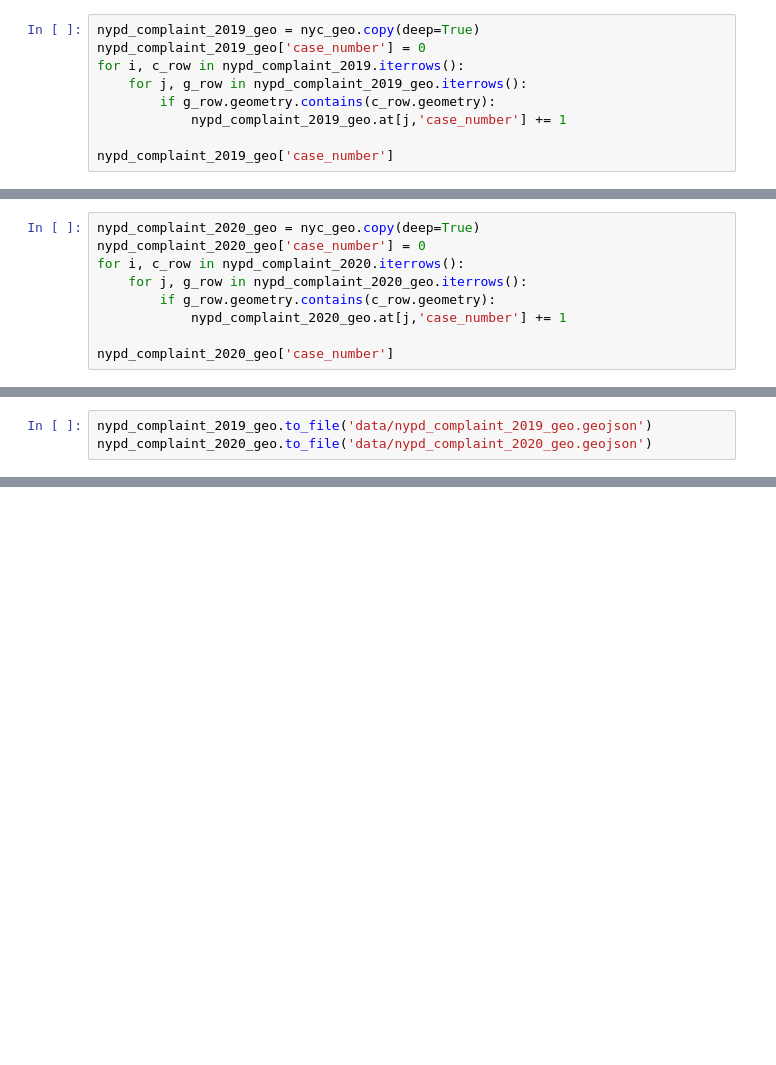
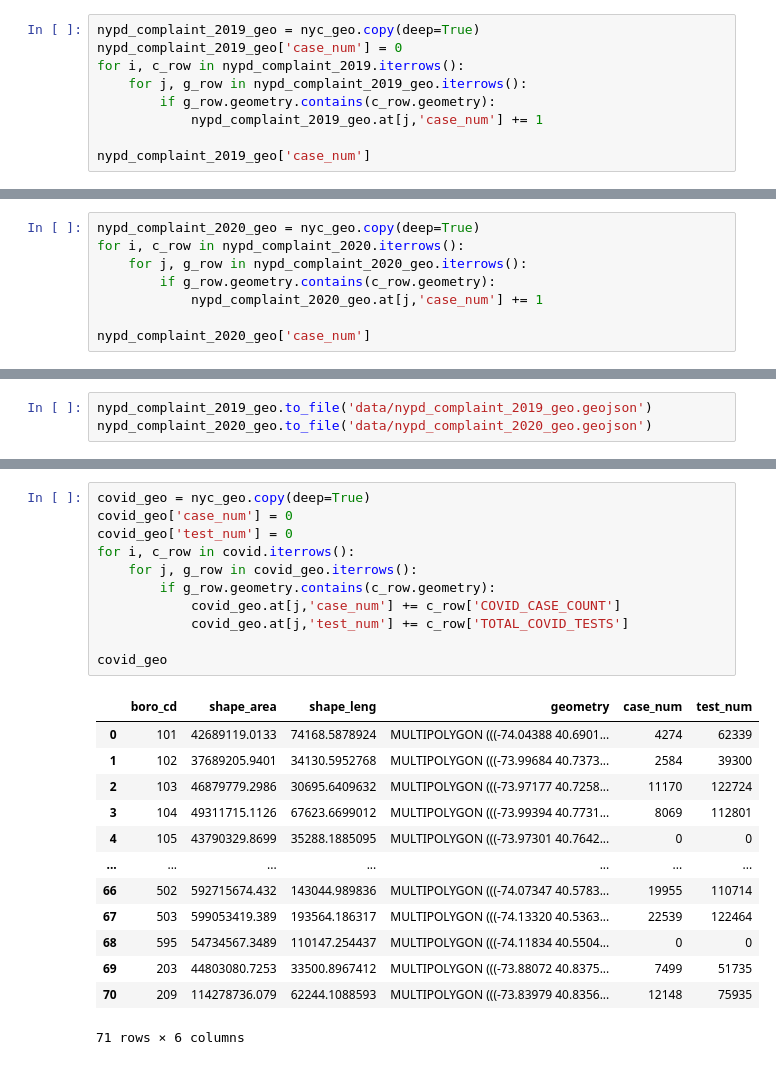
Before and after one commit to chengzegang/Relationship-between-Covid-19-and-Unlawful-Incidents-in-New-York-City, a Jupyter notebook: overview_part1.ipynb, the cells around one changed output, grey strips where cells are left out. Cells and saved outputs as stored; diff of their text form; blank space fills up the shorter version.

```diff
--- a/overview_part1.ipynb
+++ b/overview_part1.ipynb
@@ -49,12 +53,12 @@ nyc_geo = gpd.read_file('data/nyc_community_districts.geojson')
 # %%
 nypd_complaint_2019_geo = nyc_geo.copy(deep=True)
-nypd_complaint_2019_geo['case_number'] = 0
+nypd_complaint_2019_geo['case_num'] = 0
 for i, c_row in nypd_complaint_2019.iterrows():
     for j, g_row in nypd_complaint_2019_geo.iterrows():
         if g_row.geometry.contains(c_row.geometry):
-            nypd_complaint_2019_geo.at[j,'case_number'] += 1
+            nypd_complaint_2019_geo.at[j,'case_num'] += 1
 
-nypd_complaint_2019_geo['case_number']
+nypd_complaint_2019_geo['case_num']
 # %% [output]
 0     117
 1      91
@@ -92,13 +96,12 @@ nypd_complaint_2019_geo.plot(column='case_number', legend=True)
 <AxesSubplot:>
 # %%
 nypd_complaint_2020_geo = nyc_geo.copy(deep=True)
-nypd_complaint_2020_geo['case_number'] = 0
 for i, c_row in nypd_complaint_2020.iterrows():
     for j, g_row in nypd_complaint_2020_geo.iterrows():
         if g_row.geometry.contains(c_row.geometry):
-            nypd_complaint_2020_geo.at[j,'case_number'] += 1
+            nypd_complaint_2020_geo.at[j,'case_num'] += 1
 
-nypd_complaint_2020_geo['case_number']
+nypd_complaint_2020_geo['case_num']
 # %% [output]
 0      3990
 1      7116
@@ -123,0 +146,25 @@ nypd_complaint_2020_geo.to_file('data/nypd_complaint_2020_geo.geojson')
+# %%
+covid_geo = nyc_geo.copy(deep=True)
+covid_geo['case_num'] = 0
+covid_geo['test_num'] = 0
+for i, c_row in covid.iterrows():
+    for j, g_row in covid_geo.iterrows():
+        if g_row.geometry.contains(c_row.geometry):
+            covid_geo.at[j,'case_num'] += c_row['COVID_CASE_COUNT']
+            covid_geo.at[j,'test_num'] += c_row['TOTAL_COVID_TESTS']
+
+covid_geo
+# %% [output]
+|  | boro_cd | shape_area | shape_leng | geometry | case_num | test_num |
+| 0 | 101 | 42689119.0133 | 74168.5878924 | MULTIPOLYGON (((-74.04388 40.6901... | 4274 | 62339 |
+| 1 | 102 | 37689205.9401 | 34130.5952768 | MULTIPOLYGON (((-73.99684 40.7373... | 2584 | 39300 |
+| 2 | 103 | 46879779.2986 | 30695.6409632 | MULTIPOLYGON (((-73.97177 40.7258... | 11170 | 122724 |
+| 3 | 104 | 49311715.1126 | 67623.6699012 | MULTIPOLYGON (((-73.99394 40.7731... | 8069 | 112801 |
+| 4 | 105 | 43790329.8699 | 35288.1885095 | MULTIPOLYGON (((-73.97301 40.7642... | 0 | 0 |
+| ... | ... | ... | ... | ... | ... | ... |
+| 66 | 502 | 592715674.432 | 143044.989836 | MULTIPOLYGON (((-74.07347 40.5783... | 19955 | 110714 |
+| 67 | 503 | 599053419.389 | 193564.186317 | MULTIPOLYGON (((-74.13320 40.5363... | 22539 | 122464 |
+| 68 | 595 | 54734567.3489 | 110147.254437 | MULTIPOLYGON (((-74.11834 40.5504... | 0 | 0 |
+| 69 | 203 | 44803080.7253 | 33500.8967412 | MULTIPOLYGON (((-73.88072 40.8375... | 7499 | 51735 |
+| 70 | 209 | 114278736.079 | 62244.1088593 | MULTIPOLYGON (((-73.83979 40.8356... | 12148 | 75935 |
+71 rows × 6 columns
```
Also changed, not shown: parts of 10 cells of this notebook, 12 other files.
